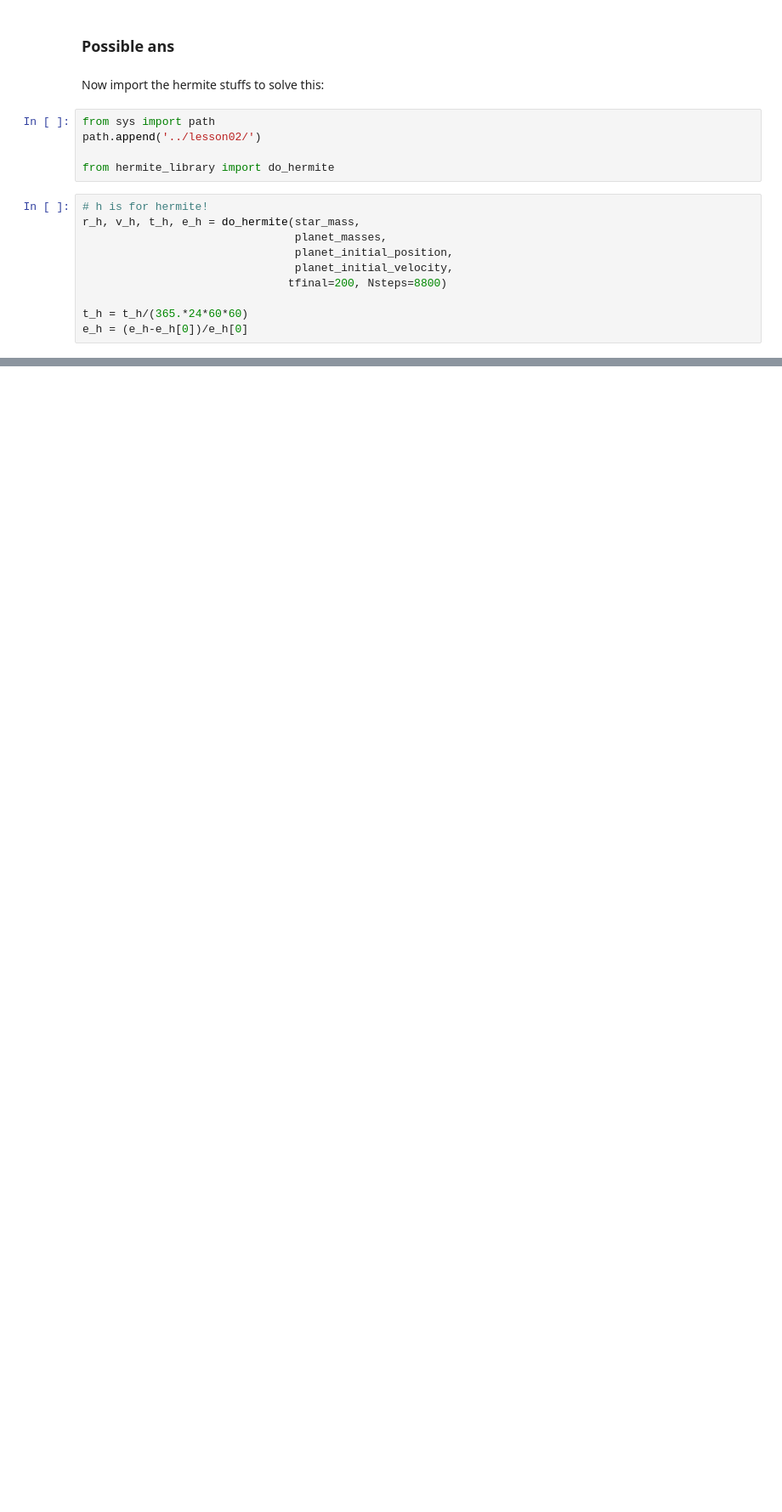
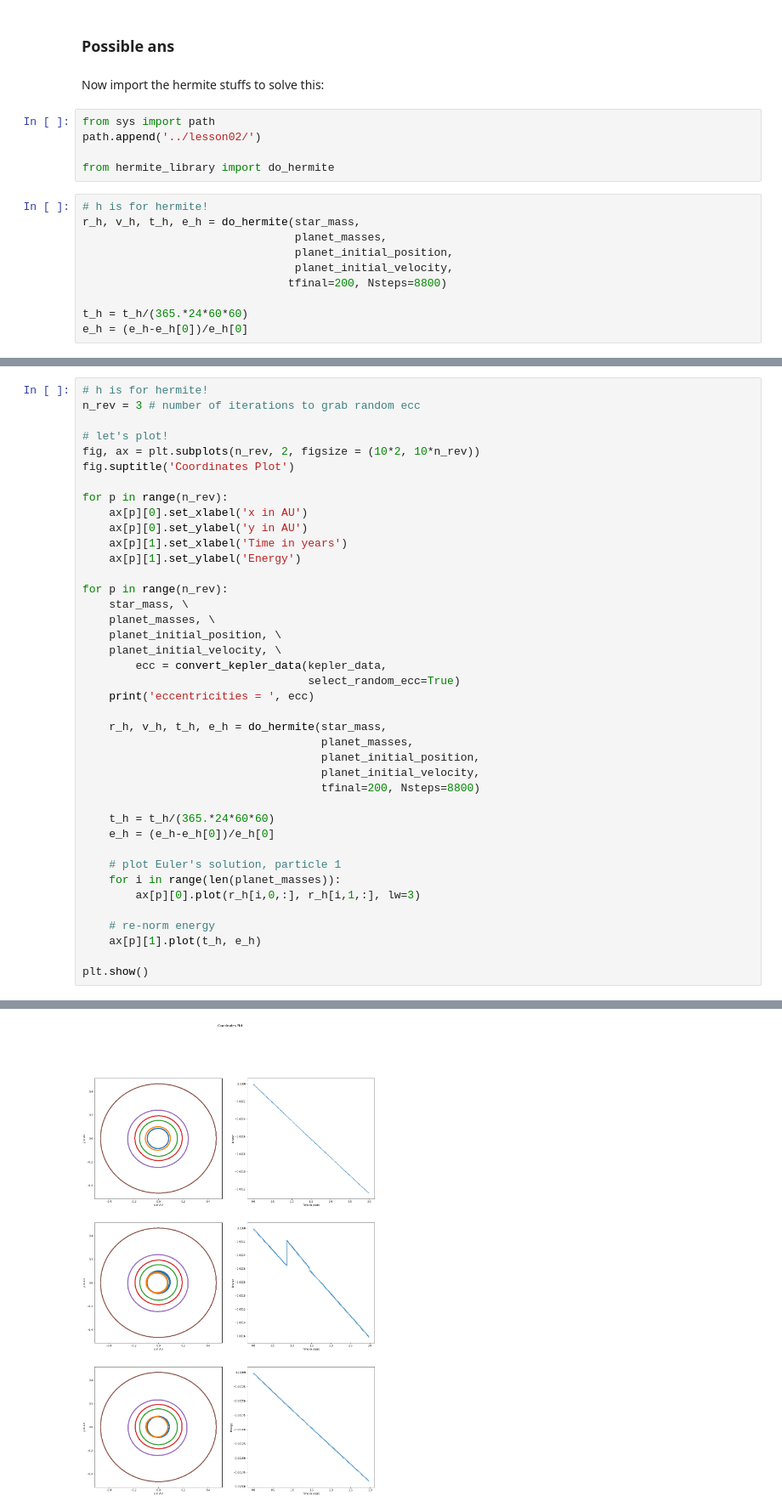
Before and after one commit to jnaiman/csci-p-14110, a Jupyter notebook: lesson03/_programming_readWriteData_keplersData_lesson03.ipynb, the cells around one changed output, grey strips where cells are left out. Shown at 85% size. Saved outputs shown, nothing was run; the diff lists cells and outputs as text; blank space fills up the shorter version.

```diff
--- a/lesson03/_programming_readWriteData_keplersData_lesson03.ipynb
+++ b/lesson03/_programming_readWriteData_keplersData_lesson03.ipynb
@@ -229,0 +251,41 @@ plt.show()
+# %%
+# h is for hermite!
+n_rev = 3 # number of iterations to grab random ecc
+
+# let's plot!
+fig, ax = plt.subplots(n_rev, 2, figsize = (10*2, 10*n_rev))
+fig.suptitle('Coordinates Plot')
+
+for p in range(n_rev):
+    ax[p][0].set_xlabel('x in AU')
+    ax[p][0].set_ylabel('y in AU')
+    ax[p][1].set_xlabel('Time in years')
+    ax[p][1].set_ylabel('Energy')
+
+for p in range(n_rev):
+    star_mass, \
+    planet_masses, \
+    planet_initial_position, \
+    planet_initial_velocity, \
+        ecc = convert_kepler_data(kepler_data,
+                                  select_random_ecc=True)
+    print('eccentricities = ', ecc)
+
+    r_h, v_h, t_h, e_h = do_hermite(star_mass,
+                                    planet_masses,
+                                    planet_initial_position,
+                                    planet_initial_velocity,
+                                    tfinal=200, Nsteps=8800)
+
+    t_h = t_h/(365.*24*60*60)
+    e_h = (e_h-e_h[0])/e_h[0]
+
+    # plot Euler's solution, particle 1
+    for i in range(len(planet_masses)):
+        ax[p][0].plot(r_h[i,0,:], r_h[i,1,:], lw=3)
+
+    # re-norm energy
+    ax[p][1].plot(t_h, e_h)
+
+plt.show()
+# %% [output]
@@ -229,0 +295 @@ plt.show()
+[figure, added]
```
Also changed, not shown: parts of 9 cells of this notebook, 20 other files.
